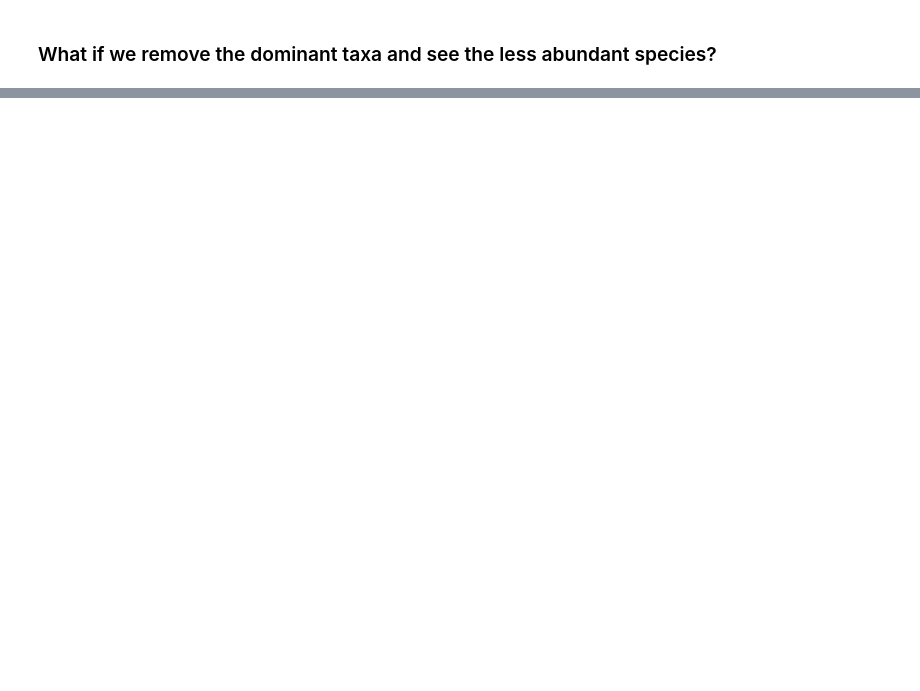
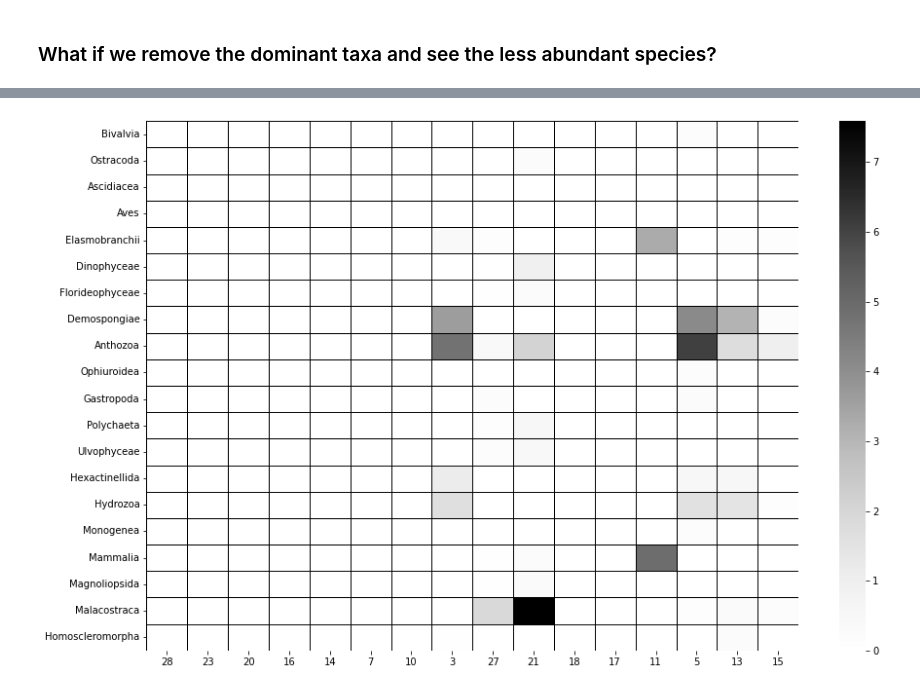
Before and after one commit to ayushanand18/obis-research, a Jupyter notebook: notebooks/seascapes-taxonomic-differences.ipynb, the cells around one changed output, grey strips where cells are left out. Saved outputs shown, nothing was run; the diff lists cells and outputs as text; code cells hidden in the pictures; blank space fills up the shorter version.

```diff
--- a/notebooks/seascapes-taxonomic-differences.ipynb
+++ b/notebooks/seascapes-taxonomic-differences.ipynb
@@ -466,0 +467,4 @@ plt.show()
+# %%
+data = df.copy()
+data.fillna(0, inplace=True)
+data
@@ -466,0 +490,8 @@ plt.show()
+# %%
+from matplotlib import rcParams
+rcParams['figure.figsize'] = (15,10)
+# %%
+sns.heatmap(data.drop("Actinopteri", axis=1).T, cmap="Greys", linecolor="black", linewidths=1)
+plt.show()
+# %% [output]
+[figure, added]
```
Also changed, not shown: parts of 6 cells of this notebook.
